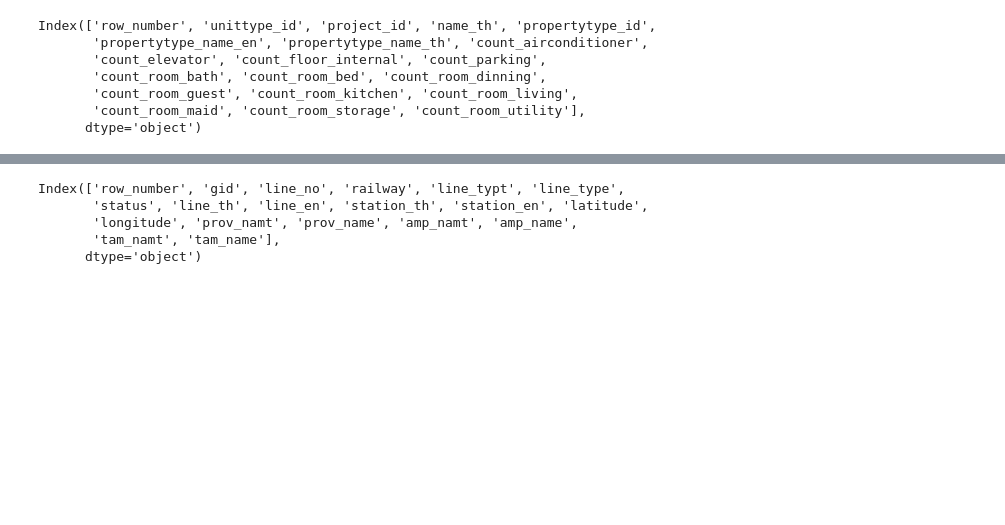
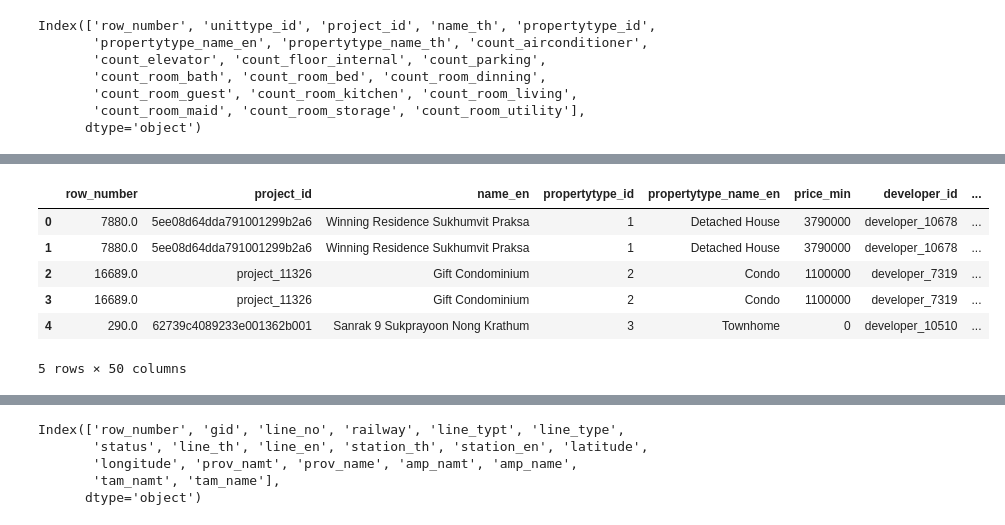
Before and after one commit to Ninkrn/BasicProg_Dataviz65, a Jupyter notebook: Project_Final.ipynb, the cells around one changed output, grey strips where cells are left out. Drawn from its saved outputs; the diff is of its cells as text; code cells hidden in the pictures; blank space fills up the shorter version.

```diff
--- a/Project_Final.ipynb
+++ b/Project_Final.ipynb
@@ -448,3 +494,13 @@ print(table_merge.shape)
+# %%
+table_merge.head()
+# %% [output]
+|  | row_number | project_id | name_en | propertytype_id | propertytype_name_en | price_min | developer_id | ... |
+| 0 | 7880.0 | 5ee08d64dda791001299b2a6 | Winning Residence Sukhumvit Praksa | 1 | Detached House | 3790000 | developer_10678 | ... |
+| 1 | 7880.0 | 5ee08d64dda791001299b2a6 | Winning Residence Sukhumvit Praksa | 1 | Detached House | 3790000 | developer_10678 | ... |
+| 2 | 16689.0 | project_11326 | Gift Condominium | 2 | Condo | 1100000 | developer_7319 | ... |
+| 3 | 16689.0 | project_11326 | Gift Condominium | 2 | Condo | 1100000 | developer_7319 | ... |
+| 4 | 290.0 | 62739c4089233e001362b001 | Sanrak 9 Sukprayoon Nong Krathum | 3 | Townhome | 0 | developer_10510 | ... |
+5 rows × 50 columns
 # %%
 table_merge.isnull().any()
 # %% [output]
```
Also changed, not shown: parts of 36 cells of this notebook.
